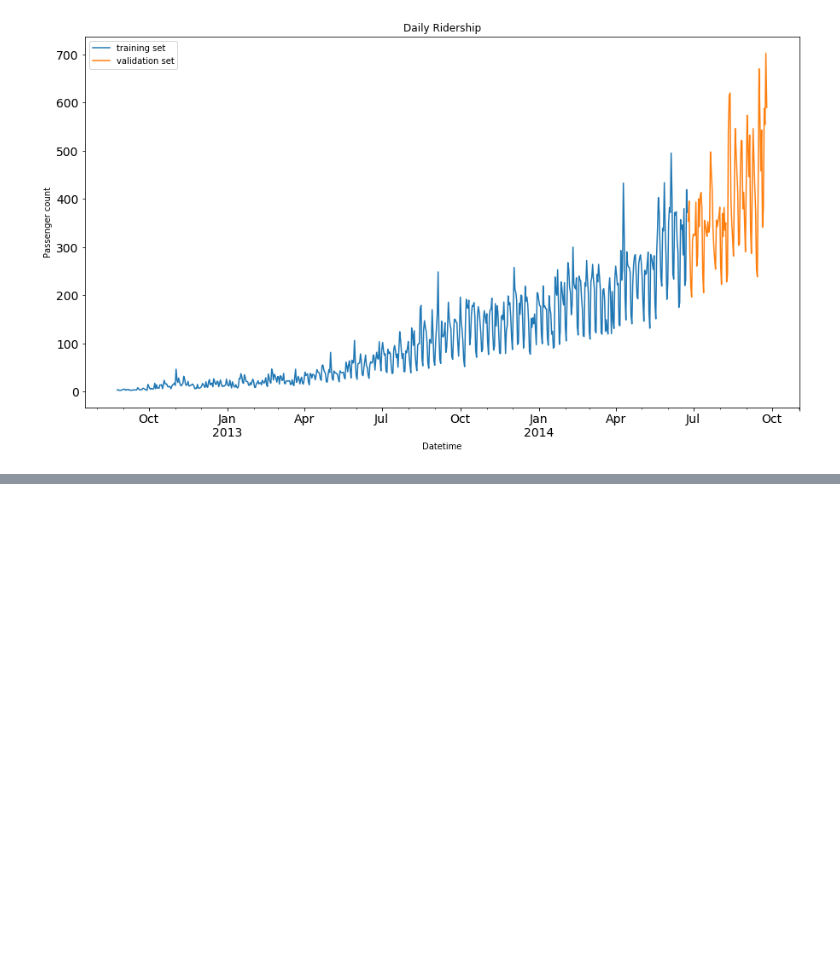
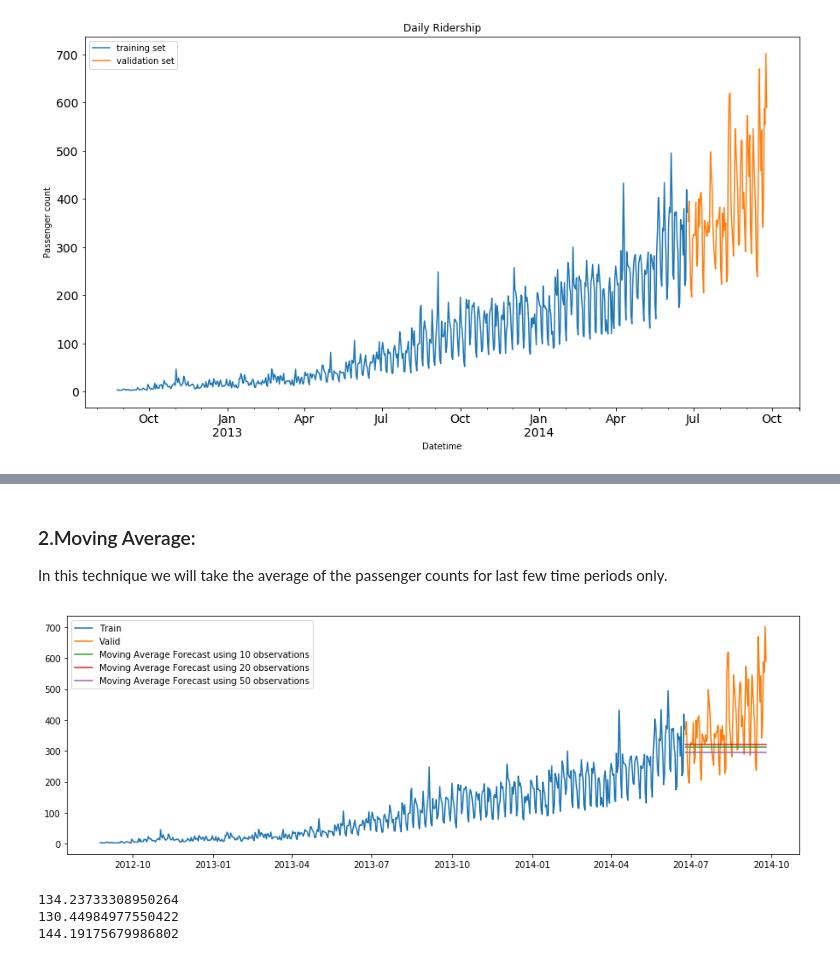
Before and after one commit to HarshalSanap/Time-Series-Analysis, a Jupyter notebook: Time Series DataHack Contest.ipynb, the cells around one changed output, grey strips where cells are left out. Drawn from its saved outputs; the diff is of its cells as text; code cells hidden in the pictures; blank space fills up the shorter version.

```diff
--- a/Time Series DataHack Contest.ipynb
+++ b/Time Series DataHack Contest.ipynb
@@ -264,0 +300,30 @@ plt.show()
+# %% [markdown]
+### 2.Moving Average:
+In this technique we will take the average of the passenger counts for last few time periods only.
+# %%
+y_hat_avg = valid
+y_hat_avg['moving_avg_fcst10'] = Train['Count'].rolling(10).mean().iloc[-1]
+y_hat_avg['moving_avg_fcst20'] = Train['Count'].rolling(20).mean().iloc[-1]
+y_hat_avg['moving_avg_fcst50'] = Train['Count'].rolling(50).mean().iloc[-1]
+plt.figure(figsize=(15,5))
+plt.plot(Train['Count'], label='Train')
+plt.plot(valid['Count'], label='Valid')
+plt.plot(y_hat_avg['moving_avg_fcst10'], label='Moving Average Forecast using 10 observations')
+plt.plot(y_hat_avg['moving_avg_fcst20'], label='Moving Average Forecast using 20 observations')
+plt.plot(y_hat_avg['moving_avg_fcst50'], label='Moving Average Forecast using 50 observations')
+
+plt.legend(loc='best')
+plt.show()
+# %% [output]
+[figure, added]
+# %%
+rms10 = sqrt(mean_squared_error(valid.Count, y_hat_avg.moving_avg_fcst10))
+print(rms10)
+rms20 = sqrt(mean_squared_error(valid.Count, y_hat_avg.moving_avg_fcst20))
+print(rms20)
+rms50 = sqrt(mean_squared_error(valid.Count, y_hat_avg.moving_avg_fcst50))
+print(rms50)
+# %% [output]
+134.23733308950264
+130.44984977550422
+144.19175679986802
```
Also changed, not shown: parts of 33 cells of this notebook.
